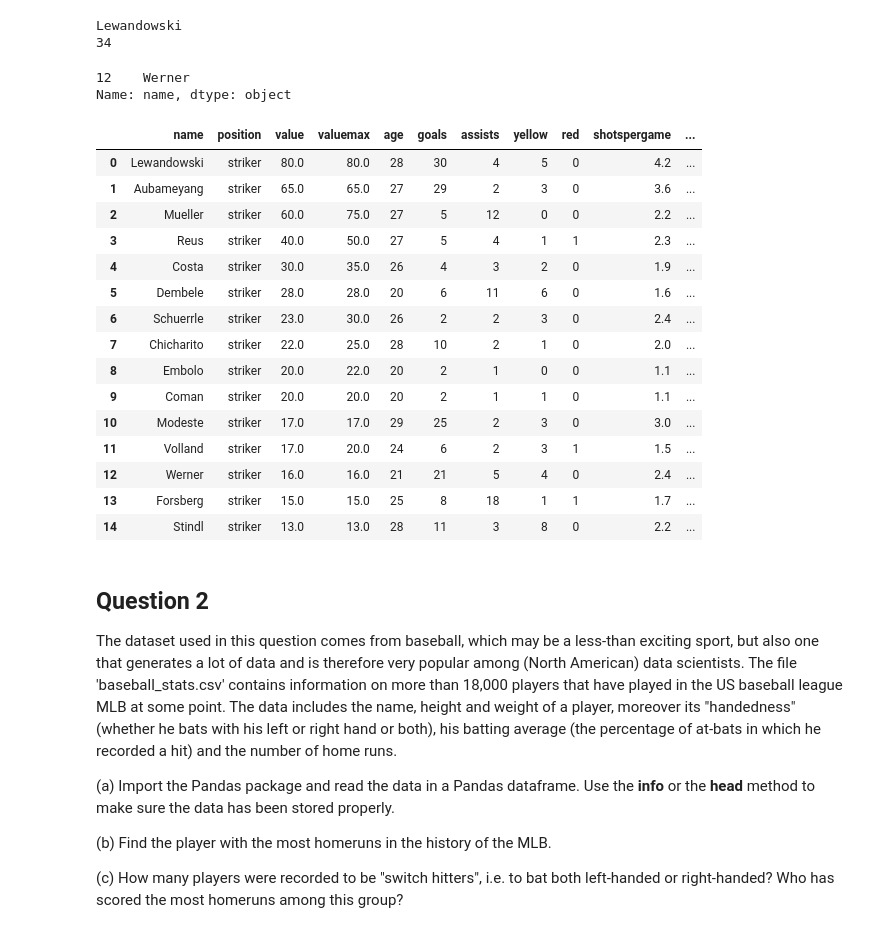
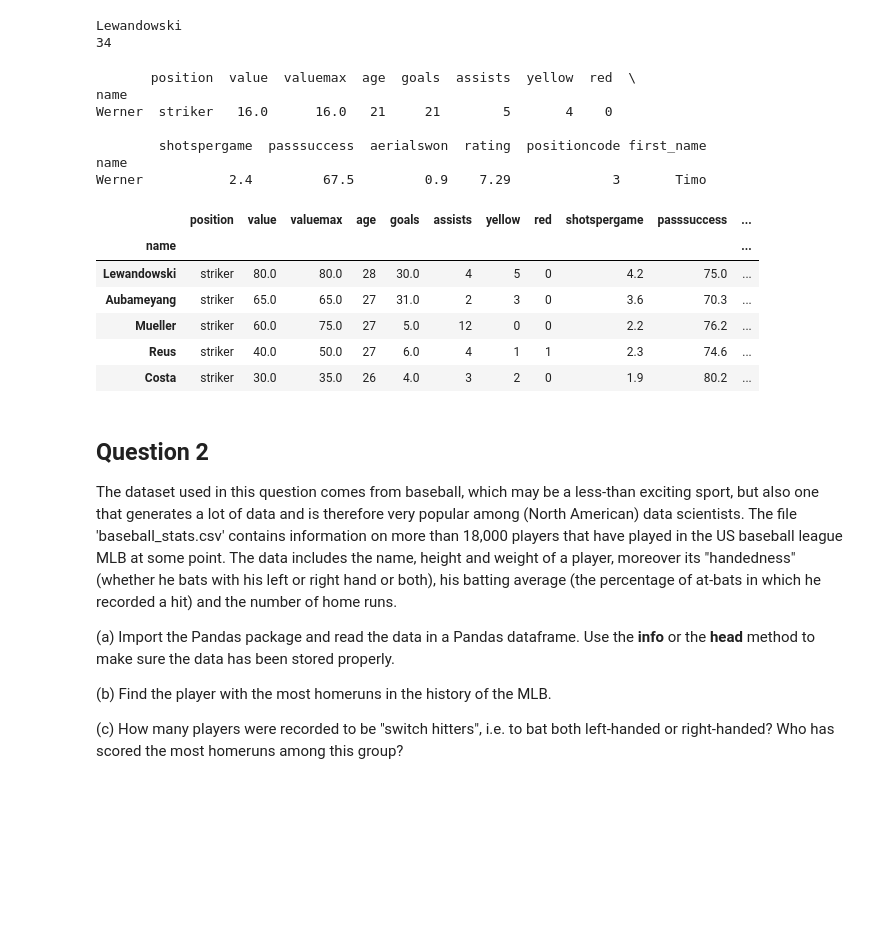
Before and after one commit to Moony2D/Python-Intro-ifo, a Jupyter notebook: PS_Pandas.ipynb, the cells around one changed output. Cells and saved outputs as stored; diff of their text form; code cells hidden in the pictures; blank space fills up the shorter version.

Commit message:
Modifies PS_Pandas: minor changes to existing solutions, adds two subquestions for dataframes

```diff
--- a/PS_Pandas.ipynb
+++ b/PS_Pandas.ipynb
@@ -101,6 +106,8 @@ names = df['name'].str.split(expand=True)
 df['name'] = names[0]
 ## add column 'first name'
 df['first_name'] = names[1]
+## make name the index
+df.set_index('name', drop = True, inplace = True)
 # %% [markdown]
 (a) Who got the most scorer points in the 2016/17 season, and how many points did he get? A scorer point is awarded for both a goal and an assist.
 
@@ -116,29 +127,28 @@ Lewandowski
 A = (df['age'] < 25) & (df['goals'] >= 20)
 A.any()
 
-print(df.loc[A, 'name'])
+print(df.loc[A])
 # %% [output]
-12    Werner
-Name: name, dtype: object
+       position  value  valuemax  age  goals  assists  yellow  red  \
+name
+Werner  striker   16.0      16.0   21     21        5       4    0
+
+        shotspergame  passsuccess  aerialswon  rating  positioncode first_name
+name
+Werner           2.4         67.5         0.9    7.29             3       Timo
-# %%
-df[.head()]
-# %% [output]
-|  | name | position | value | valuemax | age | goals | assists | yellow | red | shotspergame | ... |
-| 0 | Lewandowski | striker | 80.0 | 80.0 | 28 | 30 | 4 | 5 | 0 | 4.2 | ... |
-| 1 | Aubameyang | striker | 65.0 | 65.0 | 27 | 29 | 2 | 3 | 0 | 3.6 | ... |
-| 2 | Mueller | striker | 60.0 | 75.0 | 27 | 5 | 12 | 0 | 0 | 2.2 | ... |
-| 3 | Reus | striker | 40.0 | 50.0 | 27 | 5 | 4 | 1 | 1 | 2.3 | ... |
-| 4 | Costa | striker | 30.0 | 35.0 | 26 | 4 | 3 | 2 | 0 | 1.9 | ... |
-| 5 | Dembele | striker | 28.0 | 28.0 | 20 | 6 | 11 | 6 | 0 | 1.6 | ... |
-| 6 | Schuerrle | striker | 23.0 | 30.0 | 26 | 2 | 2 | 3 | 0 | 2.4 | ... |
-| 7 | Chicharito | striker | 22.0 | 25.0 | 28 | 10 | 2 | 1 | 0 | 2.0 | ... |
-| 8 | Embolo | striker | 20.0 | 22.0 | 20 | 2 | 1 | 0 | 0 | 1.1 | ... |
-| 9 | Coman | striker | 20.0 | 20.0 | 20 | 2 | 1 | 1 | 0 | 1.1 | ... |
-| 10 | Modeste | striker | 17.0 | 17.0 | 29 | 25 | 2 | 3 | 0 | 3.0 | ... |
-| 11 | Volland | striker | 17.0 | 20.0 | 24 | 6 | 2 | 3 | 1 | 1.5 | ... |
-| 12 | Werner | striker | 16.0 | 16.0 | 21 | 21 | 5 | 4 | 0 | 2.4 | ... |
-| 13 | Forsberg | striker | 15.0 | 15.0 | 25 | 8 | 18 | 1 | 1 | 1.7 | ... |
-| 14 | Stindl | striker | 13.0 | 13.0 | 28 | 11 | 3 | 8 | 0 | 2.2 | ... |
+# %%
+goals_34 = {'Lewandowski' : 0, 'Aubameyang': 2, 'Mueller': 0, 'Costa': 0, 'Reus': 1}
+goals_34 = pd.Series(goals_34)
+df['goals'] = df['goals'].add(goals_34, fill_value = 0)
+df.head()
+# %% [output]
+|  | position | value | valuemax | age | goals | assists | yellow | red | shotspergame | passsuccess | ... |
+| name |  |  |  |  |  |  |  |  |  |  | ... |
+| Lewandowski | striker | 80.0 | 80.0 | 28 | 30.0 | 4 | 5 | 0 | 4.2 | 75.0 | ... |
+| Aubameyang | striker | 65.0 | 65.0 | 27 | 31.0 | 2 | 3 | 0 | 3.6 | 70.3 | ... |
+| Mueller | striker | 60.0 | 75.0 | 27 | 5.0 | 12 | 0 | 0 | 2.2 | 76.2 | ... |
+| Reus | striker | 40.0 | 50.0 | 27 | 6.0 | 4 | 1 | 1 | 2.3 | 74.6 | ... |
+| Costa | striker | 30.0 | 35.0 | 26 | 4.0 | 3 | 2 | 0 | 1.9 | 80.2 | ... |
 # %% [markdown]
 ## Question 2
 
```
Also changed, not shown: parts of 8 cells of this notebook.
